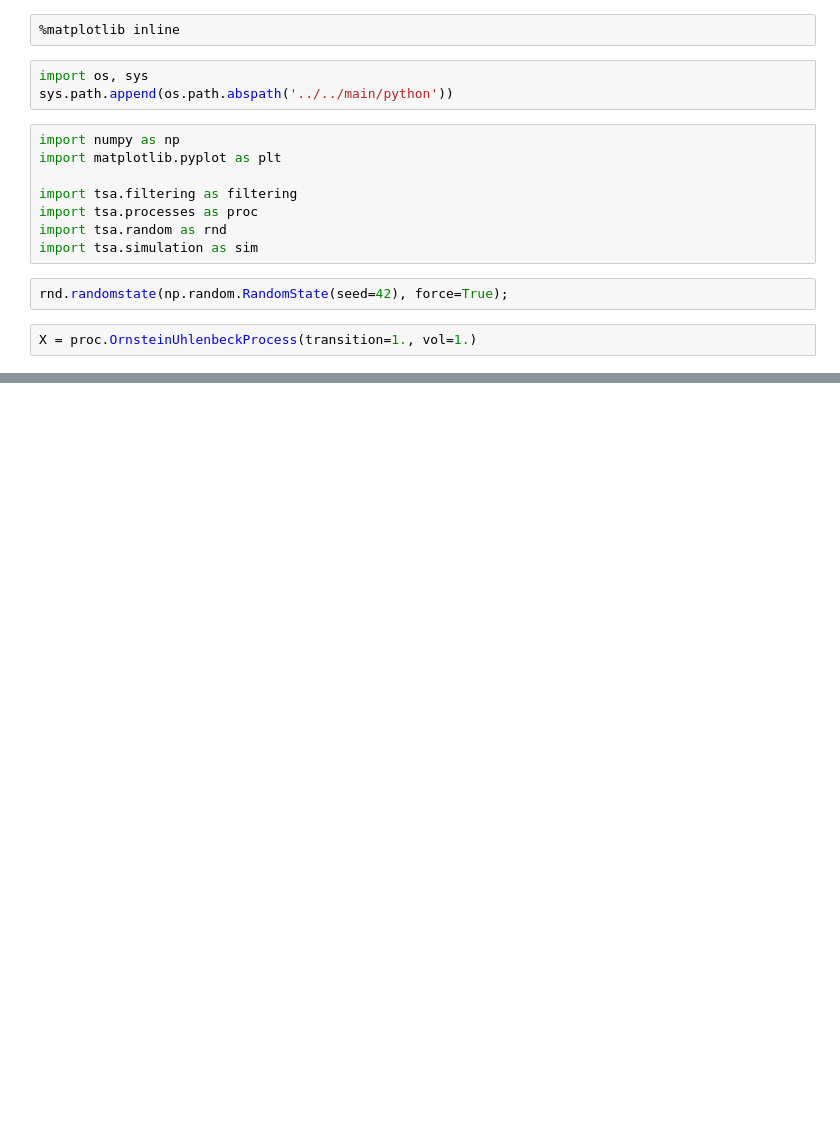
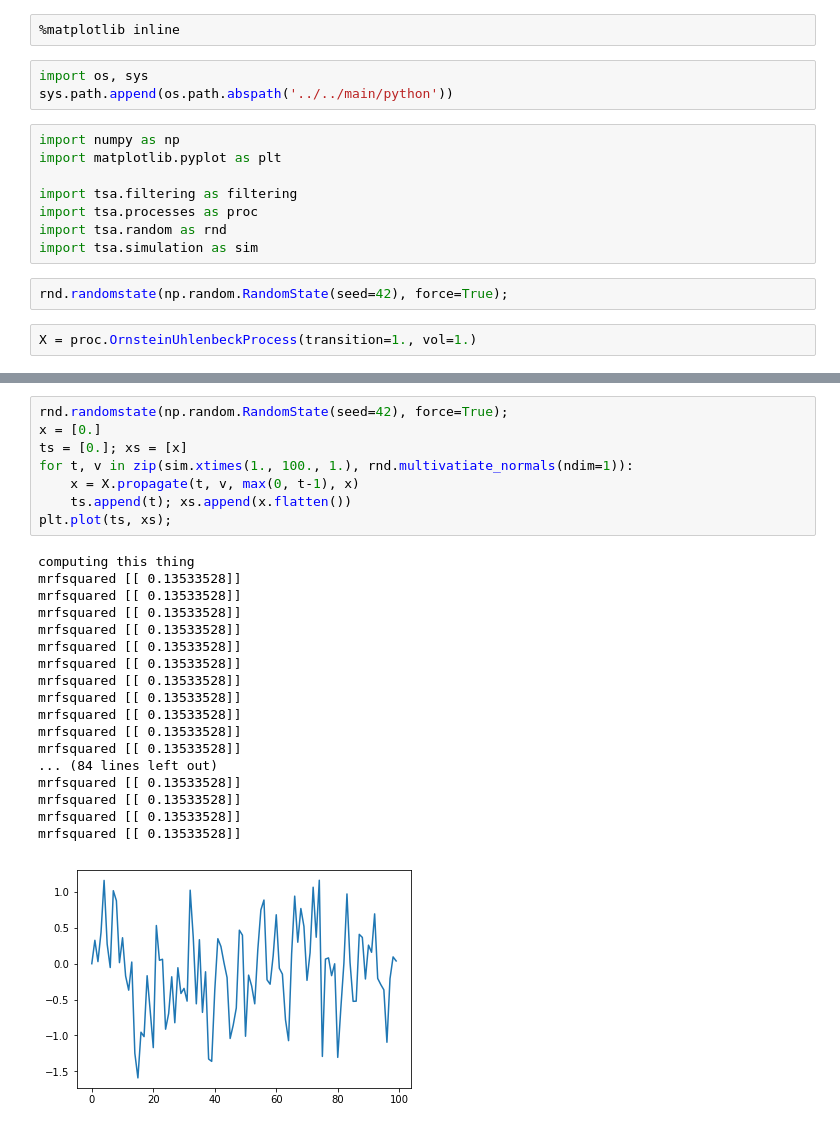
Before and after one commit to thalesians/tsa, a Jupyter notebook: src/jupyter/python/ou.ipynb, the cells around one changed output, grey strips where cells are left out. Saved outputs shown, nothing was run; the diff lists cells and outputs as text; blank space fills up the shorter version.

```diff
--- a/src/jupyter/python/ou.ipynb
+++ b/src/jupyter/python/ou.ipynb
@@ -28,0 +24,27 @@ AssertionError: The covariance matrix Q is not set
+# %%
+rnd.randomstate(np.random.RandomState(seed=42), force=True);
+x = [0.]
+ts = [0.]; xs = [x]
+for t, v in zip(sim.xtimes(1., 100., 1.), rnd.multivatiate_normals(ndim=1)):
+    x = X.propagate(t, v, max(0, t-1), x)
+    ts.append(t); xs.append(x.flatten())
+plt.plot(ts, xs);
+# %% [output]
+computing this thing
+mrfsquared [[ 0.13533528]]
+mrfsquared [[ 0.13533528]]
+mrfsquared [[ 0.13533528]]
+mrfsquared [[ 0.13533528]]
+mrfsquared [[ 0.13533528]]
+mrfsquared [[ 0.13533528]]
+mrfsquared [[ 0.13533528]]
+mrfsquared [[ 0.13533528]]
+mrfsquared [[ 0.13533528]]
+mrfsquared [[ 0.13533528]]
+mrfsquared [[ 0.13533528]]
+... (84 lines left out)
+mrfsquared [[ 0.13533528]]
+mrfsquared [[ 0.13533528]]
+mrfsquared [[ 0.13533528]]
+mrfsquared [[ 0.13533528]]
+[figure, added]
```
Also changed, not shown: parts of 2 cells of this notebook.
